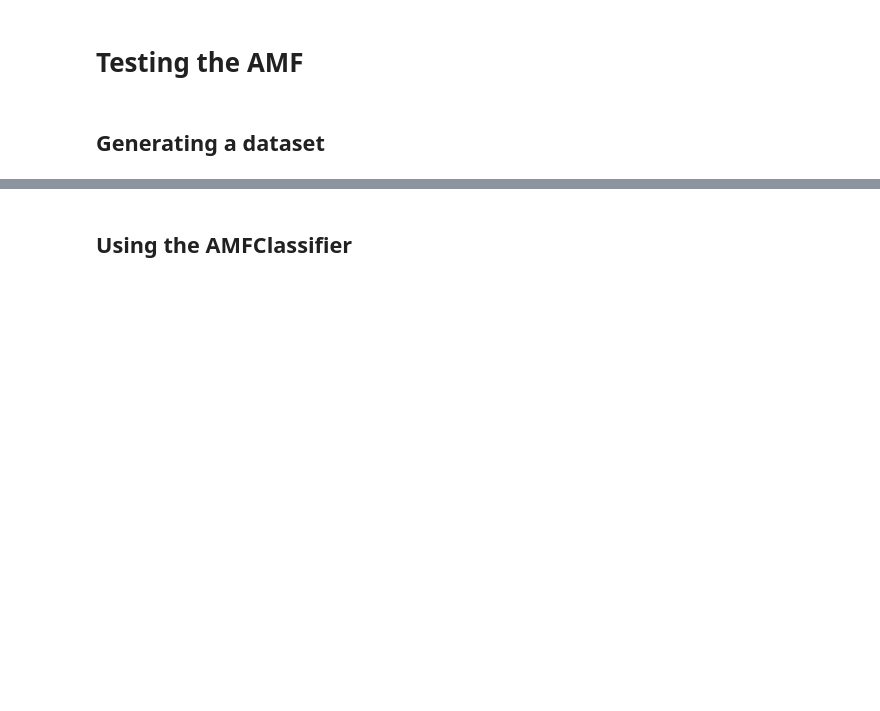
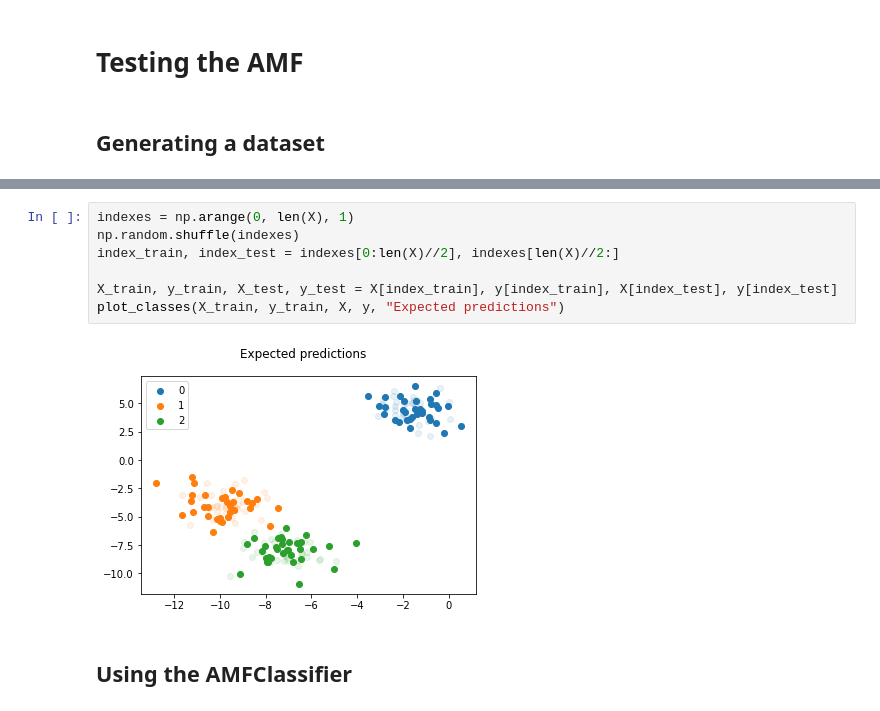
Before and after one commit to AlexandreChaussard/AMFLearning, a Jupyter notebook: river/test.ipynb, the cells around one changed output, grey strips where cells are left out. Drawn from its saved outputs; the diff is of its cells as text; blank space fills up the shorter version.

```diff
--- a/river/test.ipynb
+++ b/river/test.ipynb
@@ -35,3 +40,12 @@ plot_classes(X, y, "Original data")
+# %%
+indexes = np.arange(0, len(X), 1)
+np.random.shuffle(indexes)
+index_train, index_test = indexes[0:len(X)//2], indexes[len(X)//2:]
+
+X_train, y_train, X_test, y_test = X[index_train], y[index_train], X[index_test], y[index_test]
+plot_classes(X_train, y_train, X, y, "Expected predictions")
+# %% [output]
+[figure, added]
 # %% [markdown]
 ## Using the AMFClassifier
 # %% [markdown]
```
Also changed, not shown: parts of 6 cells of this notebook, 5 other files.
